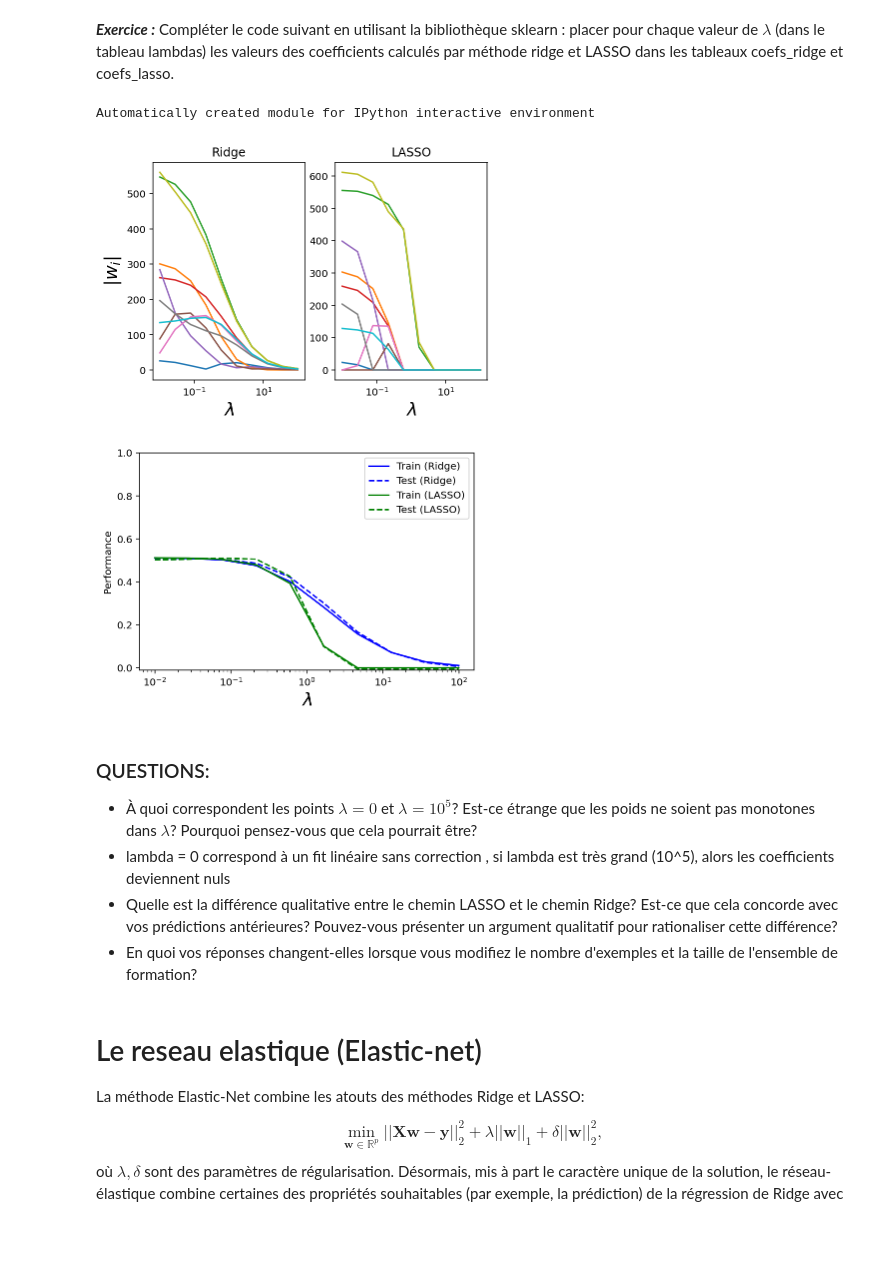
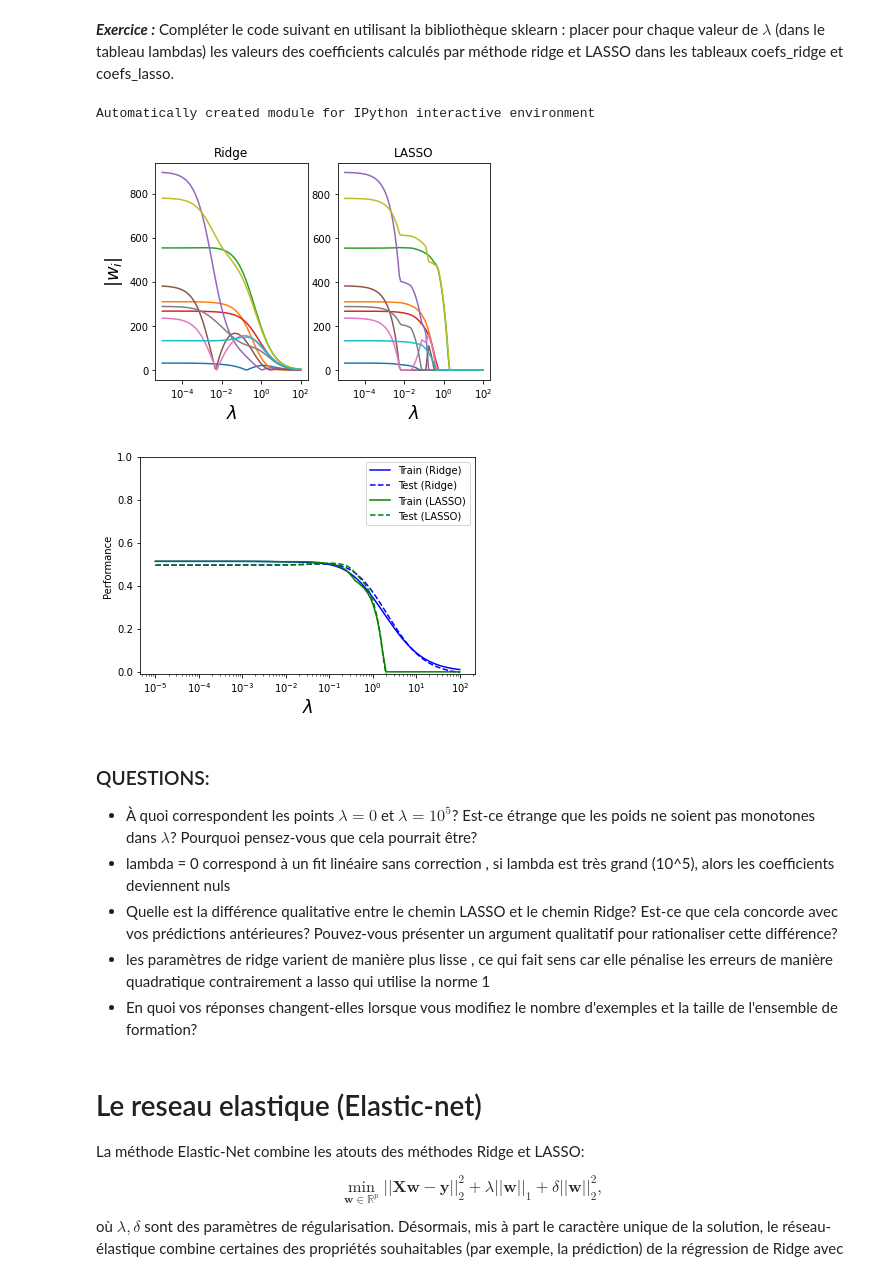
Before and after one commit to gnagnabeubla/TP-ML-GRIMA, a Jupyter notebook: TP2/linearregression.ipynb, the cells around one changed output. Saved outputs shown, nothing was run; the diff lists cells and outputs as text; code cells hidden in the pictures; blank space fills up the shorter version.

```diff
--- a/TP2/linearregression.ipynb
+++ b/TP2/linearregression.ipynb
@@ -273,7 +273,7 @@ from sklearn import datasets, linear_model ,metrics
 
 # Load Training Data set with 200 examples
 
-number_examples=300
+number_examples=500
 diabetes = datasets.load_diabetes()
 X = diabetes.data[:number_examples]
 y = diabetes.target[:number_examples]
@@ -281,12 +281,13 @@ y = diabetes.target[:number_examples]
 # Set up Lasso and Ridge Regression models
 
 # Chooose paths
-alphas = np.logspace(-2, 2, 10)
+n_alphas = 100
+alphas = np.logspace(-5,2, n_alphas)
 
 # To see how well we learn, we partition the dataset into a training set with 150
 # as well as a test set with 50 examples. We record their errors respectively.
 
-n_samples = 300
+n_samples = 400
 n_samples_train = 200
 X_train, X_test = X[:n_samples_train], X[n_samples_train:]
 y_train, y_test = y[:n_samples_train], y[n_samples_train:]
@@ -327,41 +328,42 @@ plt.title('Ridge')
 #plt.savefig("Ridge_sparsity_scale.pdf.pdf")
 
 
 plt.subplot(1,2,2)
 plt.semilogx(alphas, np.abs(coefs_lasso))
 axes = plt.gca()
 #ax.set_xscale('log')
 #ax.set_xlim(ax.get_xlim()[::-1])  # reverse axis
 plt.xlabel(r'$\lambda$',fontsize=18)
 #plt.ylabel('$|\mathbf{w}|$',fontsize=18)
 plt.title('LASSO')
 #plt.savefig("LASSO_sparsity_scale.pdf")
 plt.show()
 
 
 # Plot our performance on both the training and test data
 plt.semilogx(alphas, train_errors_ridge, 'b',label='Train (Ridge)')
 plt.semilogx(alphas, test_errors_ridge, '--b',label='Test (Ridge)')
 plt.semilogx(alphas, train_errors_lasso, 'g',label='Train (LASSO)')
 plt.semilogx(alphas, test_errors_lasso, '--g',label='Test (LASSO)')
 #plt.vlines(alpha_optim, plt.ylim()[0], np.max(test_errors), color='k',
 #           linewidth=3, label='Optimum on test')
 plt.legend(loc='upper right')
 plt.ylim([-0.01, 1.0])
 plt.xlabel(r'$\lambda$',fontsize=18)
 plt.ylabel('Performance')
 #plt.savefig("Ridge_LASSO_sparsity_performance.pdf")
 plt.show()
 # %% [output]
 Automatically created module for IPython interactive environment
-[figure, old version]
+[figure, new version]
-[figure, old version]
+[figure, new version]
 # %% [markdown]
 ### QUESTIONS: ###
 <ul>
 <li> À quoi correspondent les points $ \lambda = 0 $ et $ \lambda = 10 ^ 5 $? Est-ce étrange que les poids ne soient pas monotones dans $ \lambda $? Pourquoi pensez-vous que cela pourrait être?
 <li>lambda = 0 correspond à un fit linéaire sans correction , si lambda est très grand (10^5), alors les coefficients deviennent nuls
 <li> Quelle est la différence qualitative entre le chemin LASSO et le chemin Ridge? Est-ce que cela concorde avec vos prédictions antérieures? Pouvez-vous présenter un argument qualitatif pour rationaliser cette différence?
+<li> les paramètres de ridge varient de manière plus lisse , ce qui fait sens car elle pénalise les erreurs de manière quadratique contrairement a lasso qui utilise la norme 1
 <li> En quoi vos réponses changent-elles lorsque vous modifiez le nombre d'exemples et la taille de l'ensemble de formation?
 </ul>
 # %% [markdown]
```
Also changed, not shown: parts of 8 cells of this notebook.
